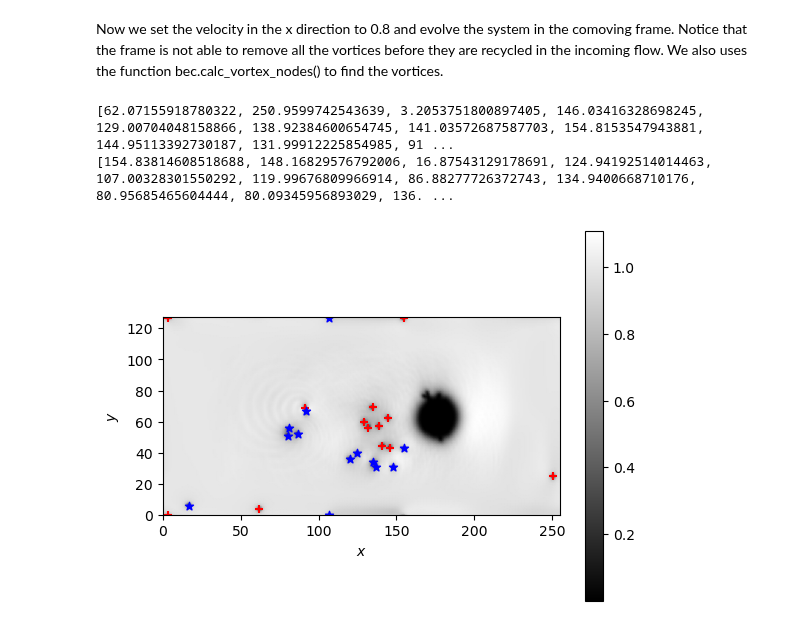
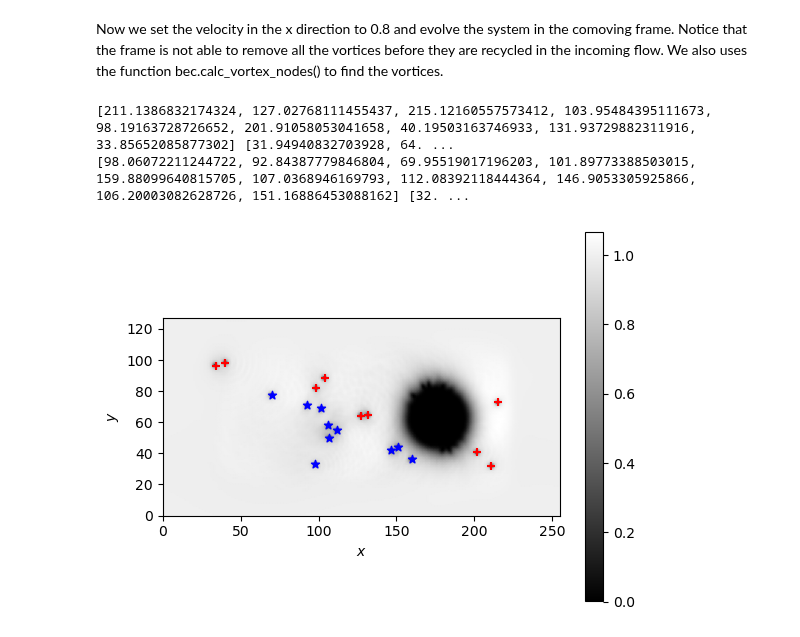
Before and after one commit to vidarsko/ComFiT, a Jupyter notebook: development/231122jr_comoving_frame_bec.ipynb, the cells around one changed output. Saved outputs shown, nothing was run; the diff lists cells and outputs as text; code cells hidden in the pictures.

```diff
--- a/development/231122jr_comoving_frame_bec.ipynb
+++ b/development/231122jr_comoving_frame_bec.ipynb
@@ -10,7 +10,7 @@ import comfit as cf
 
 bec = cf.BEC(2,xRes=256,yRes=128,gamma=0,dt=0.1)
 
-bec.V0 = bec.calc_gaussian_stirring_potential(10,4,[bec.xmid+50,bec.ymid,bec.zmid])
+bec.V0 = bec.calc_gaussian_stirring_potential(16,4,[bec.xmid+50,bec.ymid])
 
 bec.set_initial_condition_Thomas_Fermi()
 bec.evolve_relax_BEC(100)
@@ -35,26 +35,26 @@ Now we set the velocity in the x direction to 0.8 and evolve the system in the c
 # %%
 
 
-vel_x = 0.45
+vel_x = 0.4
 
 Area = [bec.xmid -107,bec.xmid+107,bec.ymin -57,bec.ymid +57]
 
-timesteps = int(10/bec.dt)
+timesteps = int(50/bec.dt)
 
-t_max = 8000
+t_max = 5000
 
-while bec.t < t_max+30:
+while bec.t < t_max:
     bec.evolve_comoving_dGPE(timesteps,vel_x,method='ETD4RK')
 
     nodes = bec.calc_vortex_nodes()
 
     bec.vortex_remover(nodes,Area)
 
 
 ax=bec.plot_field(np.abs(bec.psi)**2,cmap_symmetric=False,colormap = 'gray')
 bec.plot_vortices(nodes,ax)
 plt.show()
 # %% [output]
-[62.07155918780322, 250.9599742543639, 3.2053751800897405, 146.03416328698245, 129.00704048158866, 138.92384600654745, 141.03572687587703, 154.8153547943881, 144.95113392730187, 131.99912225854985, 91 ...
-[154.83814608518688, 148.16829576792006, 16.87543129178691, 124.94192514014463, 107.00328301550292, 119.99676809966914, 86.88277726372743, 134.9400668710176, 80.95685465604444, 80.09345956893029, 136. ...
+[211.1386832174324, 127.02768111455437, 215.12160557573412, 103.95484395111673, 98.19163728726652, 201.91058053041658, 40.19503163746933, 131.93729882311916, 33.85652085877302] [31.94940832703928, 64. ...
+[98.06072211244722, 92.84387779846804, 69.95519017196203, 101.89773388503015, 159.88099640815705, 107.0368946169793, 112.08392118444364, 146.9053305925866, 106.20003082628726, 151.16886453088162] [32. ...
-[figure, old version]
+[figure, new version]
```
Also changed, not shown: parts of 1 cell of this notebook, 2 other files.
